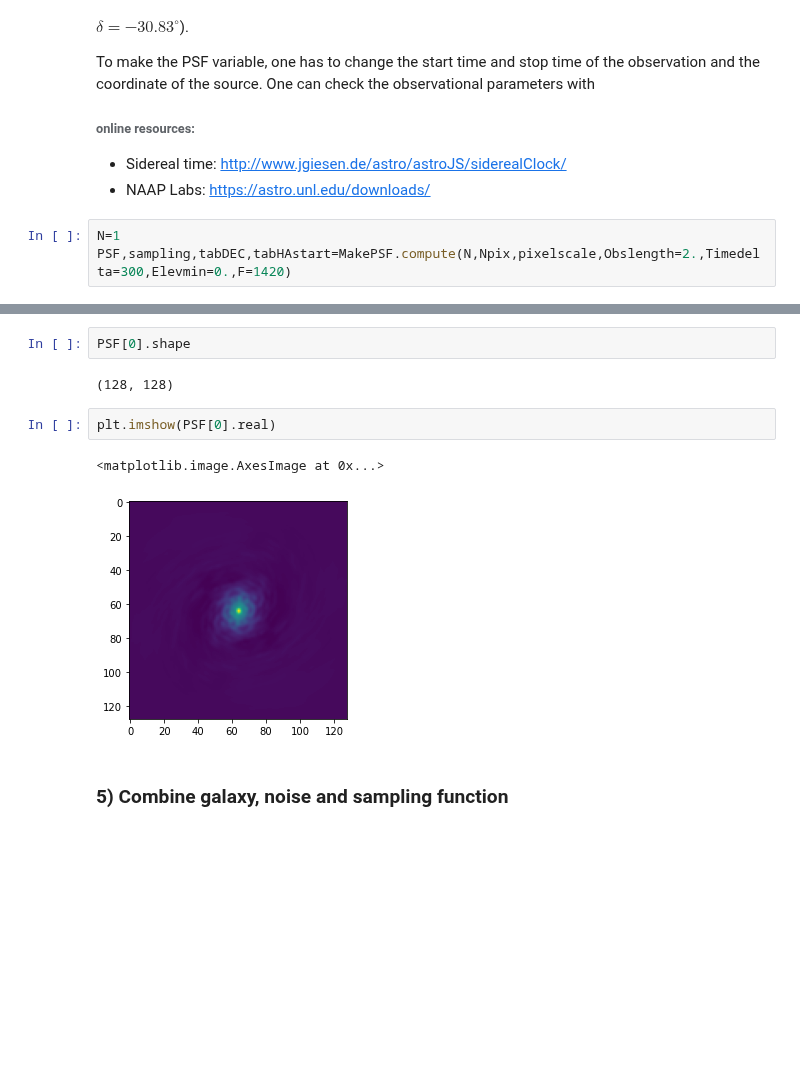
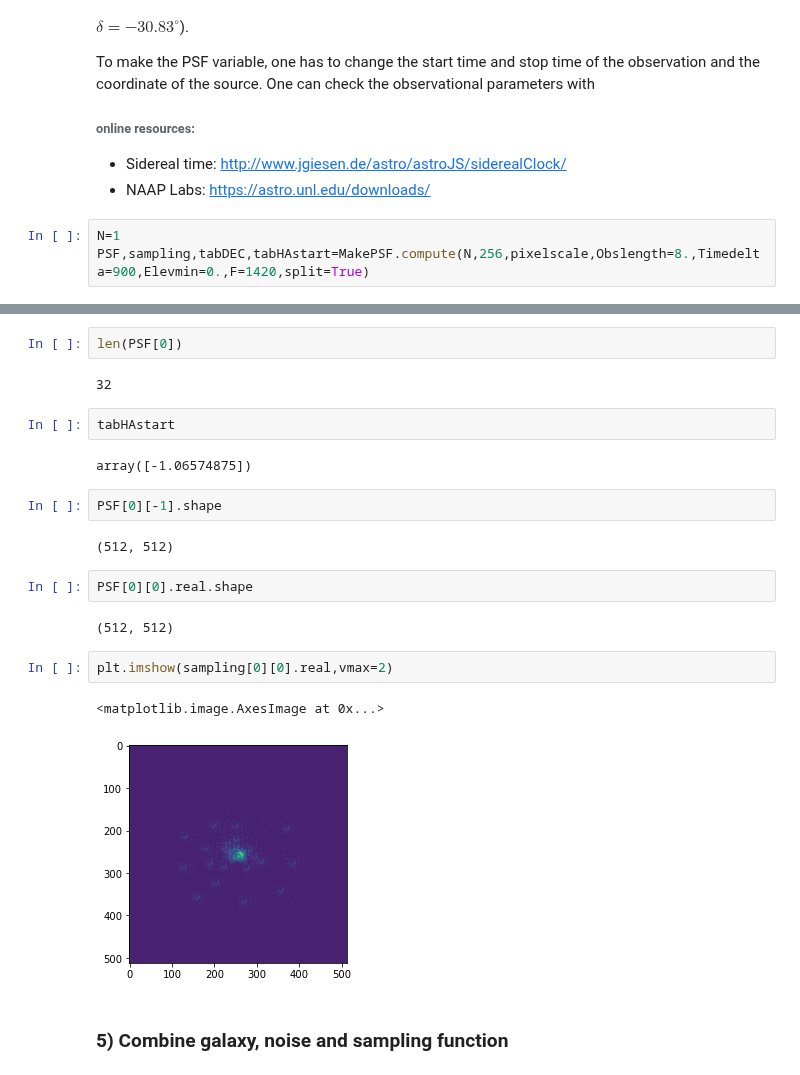
Before and after one commit to CosmoStat/ShapeDeconv, a Jupyter notebook: data/T-RECS/Generate Radio ground truth from T-RECS.ipynb, the cells around one changed output, grey strips where cells are left out. Cells and saved outputs as stored; diff of their text form; blank space fills up the shorter version.

Commit message:
adding Split option to output PSF cube in place of integrated PSF

```diff
--- a/data/T-RECS/Generate Radio ground truth from T-RECS.ipynb
+++ b/data/T-RECS/Generate Radio ground truth from T-RECS.ipynb
@@ -207,5 +216,5 @@ To make the PSF variable, one has to change the start time and stop time of the
 - NAAP Labs: https://astro.unl.edu/downloads/
 # %%
 N=1
-PSF,sampling,tabDEC,tabHAstart=MakePSF.compute(N,Npix,pixelscale,Obslength=2.,Timedelta=300,Elevmin=0.,F=1420)
+PSF,sampling,tabDEC,tabHAstart=MakePSF.compute(N,256,pixelscale,Obslength=8.,Timedelta=900,Elevmin=0.,F=1420,split=True)
 # %% [output]
@@ -215,12 +238,24 @@ Total of 45384 visibilities
+# %%
+len(PSF[0])
+# %% [output]
+32
+# %%
+tabHAstart
+# %% [output]
+array([-1.06574875])
 # %%
-PSF[0].shape
+PSF[0][-1].shape
 # %% [output]
-(128, 128)
+(512, 512)
+# %%
+PSF[0][0].real.shape
+# %% [output]
+(512, 512)
 # %%
-plt.imshow(PSF[0].real)
+plt.imshow(sampling[0][0].real,vmax=2)
 # %% [output]
 <matplotlib.image.AxesImage at 0x...>
-[figure, old version]
+[figure, new version]
 # %% [markdown]
 ### 5) Combine galaxy, noise and sampling function
 # %%
```
Also changed, not shown: parts of 9 cells of this notebook, 1 other file.
